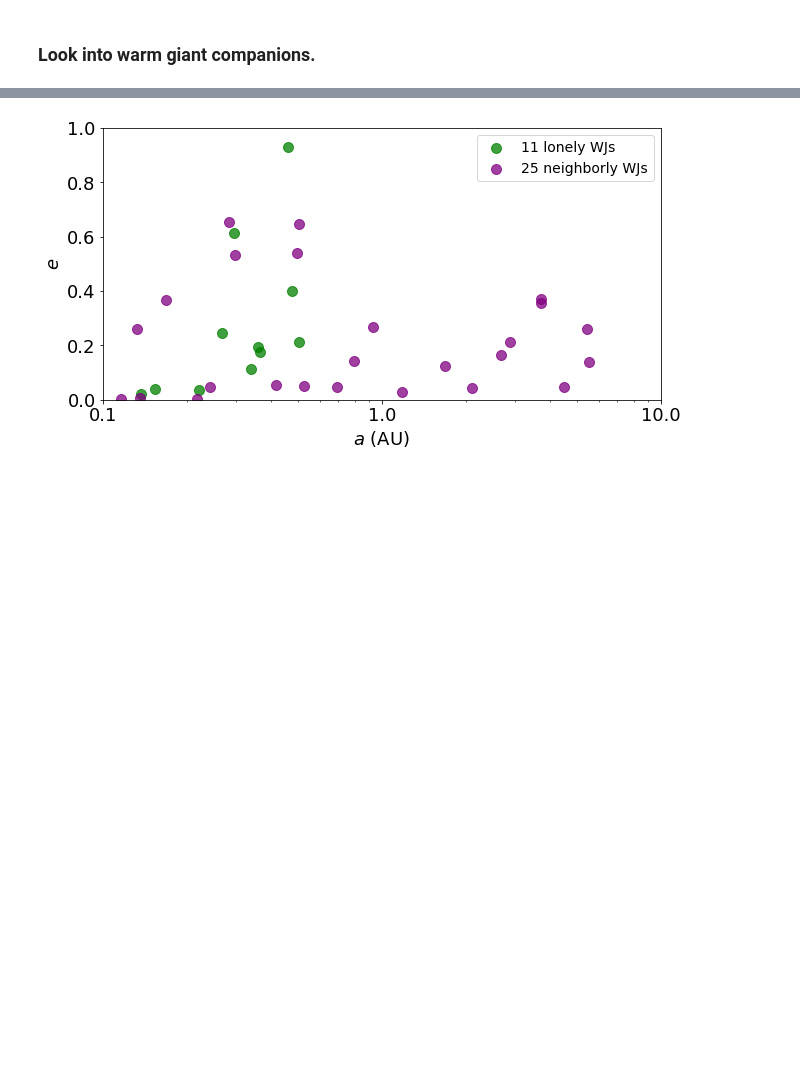
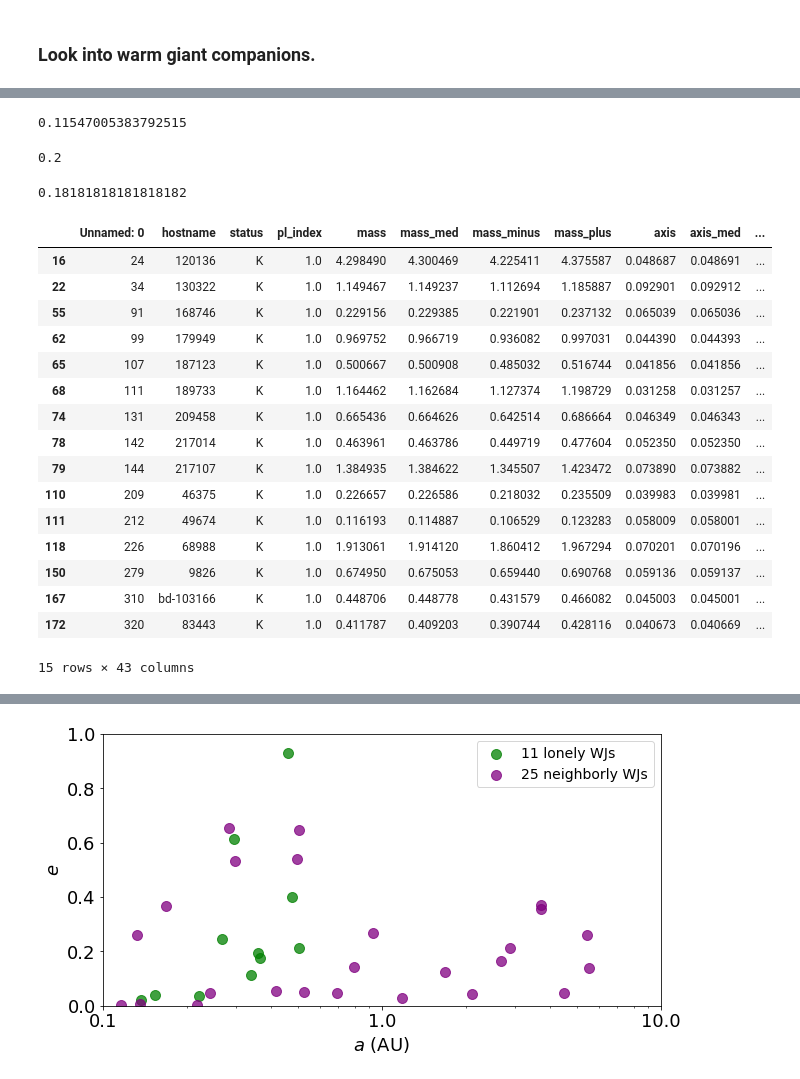
Before and after one commit to leerosenthalj/CLSIV, a Jupyter notebook: Notebook_Axis.ipynb, the cells around one changed output, grey strips where cells are left out. Drawn from its saved outputs; the diff is of its cells as text; code cells hidden in the pictures; blank space fills up the shorter version.

```diff
--- a/Notebook_Axis.ipynb
+++ b/Notebook_Axis.ipynb
@@ -261,3 +262,21 @@ giants_single_trend_yes
 5 rows × 43 columns
 # %% [markdown]
 ### Look into warm giant companions.
+# %%
+hotties_single = giants_single.query('mass<13 and axis<0.1')
+hotties_multi  = giants_multi.query('mass<13 and axis<0.1')
+hotties = giants.query('mass<13 and axis<0.1')
+
+hotties_names = np.unique(hotties.hostname)
+hotties_names_single = np.unique(hotties_single.hostname)
+hotties_names_multi  = np.unique(hotties_multi.hostname)
+
+shotties_single = giants_single.query('mass<13 and axis<0.06')
+shotties_multi  = giants_multi.query('mass<13 and axis<0.06')
+shotties = giants.query('mass<13 and axis<0.06')
+
+shotties_names = np.unique(shotties.hostname)
+shotties_names_single = np.unique(shotties_single.hostname)
+shotties_names_multi  = np.unique(shotties_multi.hostname)
+
+cold_giants = giants.query('mass>=1 and mass<13 and axis>=1 and axis<20')
@@ -263,0 +293,32 @@ giants_single_trend_yes
+# %%
+np.sqrt(3)/15
+# %% [output]
+0.11547005383792515
+# %%
+len(np.unique(cold_giants.query('hostname in @hotties_names').hostname))/len(hotties_names)
+# %% [output]
+0.2
+# %%
+len(np.unique(cold_giants.query('hostname in @shotties_names').hostname))/len(shotties_names)
+# %% [output]
+0.18181818181818182
+# %%
+hotties
+# %% [output]
+|  | Unnamed: 0 | hostname | status | pl_index | mass | mass_med | mass_minus | mass_plus | axis | axis_med | ... |
+| 16 | 24 | 120136 | K | 1.0 | 4.298490 | 4.300469 | 4.225411 | 4.375587 | 0.048687 | 0.048691 | ... |
+| 22 | 34 | 130322 | K | 1.0 | 1.149467 | 1.149237 | 1.112694 | 1.185887 | 0.092901 | 0.092912 | ... |
+| 55 | 91 | 168746 | K | 1.0 | 0.229156 | 0.229385 | 0.221901 | 0.237132 | 0.065039 | 0.065036 | ... |
+| 62 | 99 | 179949 | K | 1.0 | 0.969752 | 0.966719 | 0.936082 | 0.997031 | 0.044390 | 0.044393 | ... |
+| 65 | 107 | 187123 | K | 1.0 | 0.500667 | 0.500908 | 0.485032 | 0.516744 | 0.041856 | 0.041856 | ... |
+| 68 | 111 | 189733 | K | 1.0 | 1.164462 | 1.162684 | 1.127374 | 1.198729 | 0.031258 | 0.031257 | ... |
+| 74 | 131 | 209458 | K | 1.0 | 0.665436 | 0.664626 | 0.642514 | 0.686664 | 0.046349 | 0.046343 | ... |
+| 78 | 142 | 217014 | K | 1.0 | 0.463961 | 0.463786 | 0.449719 | 0.477604 | 0.052350 | 0.052350 | ... |
+| 79 | 144 | 217107 | K | 1.0 | 1.384935 | 1.384622 | 1.345507 | 1.423472 | 0.073890 | 0.073882 | ... |
+| 110 | 209 | 46375 | K | 1.0 | 0.226657 | 0.226586 | 0.218032 | 0.235509 | 0.039983 | 0.039981 | ... |
+| 111 | 212 | 49674 | K | 1.0 | 0.116193 | 0.114887 | 0.106529 | 0.123283 | 0.058009 | 0.058001 | ... |
+| 118 | 226 | 68988 | K | 1.0 | 1.913061 | 1.914120 | 1.860412 | 1.967294 | 0.070201 | 0.070196 | ... |
+| 150 | 279 | 9826 | K | 1.0 | 0.674950 | 0.675053 | 0.659440 | 0.690768 | 0.059136 | 0.059137 | ... |
+| 167 | 310 | bd-103166 | K | 1.0 | 0.448706 | 0.448778 | 0.431579 | 0.466082 | 0.045003 | 0.045001 | ... |
+| 172 | 320 | 83443 | K | 1.0 | 0.411787 | 0.409203 | 0.390744 | 0.428116 | 0.040673 | 0.040669 | ... |
+15 rows × 43 columns
```
Also changed, not shown: parts of 21 cells of this notebook, 1 other file.
